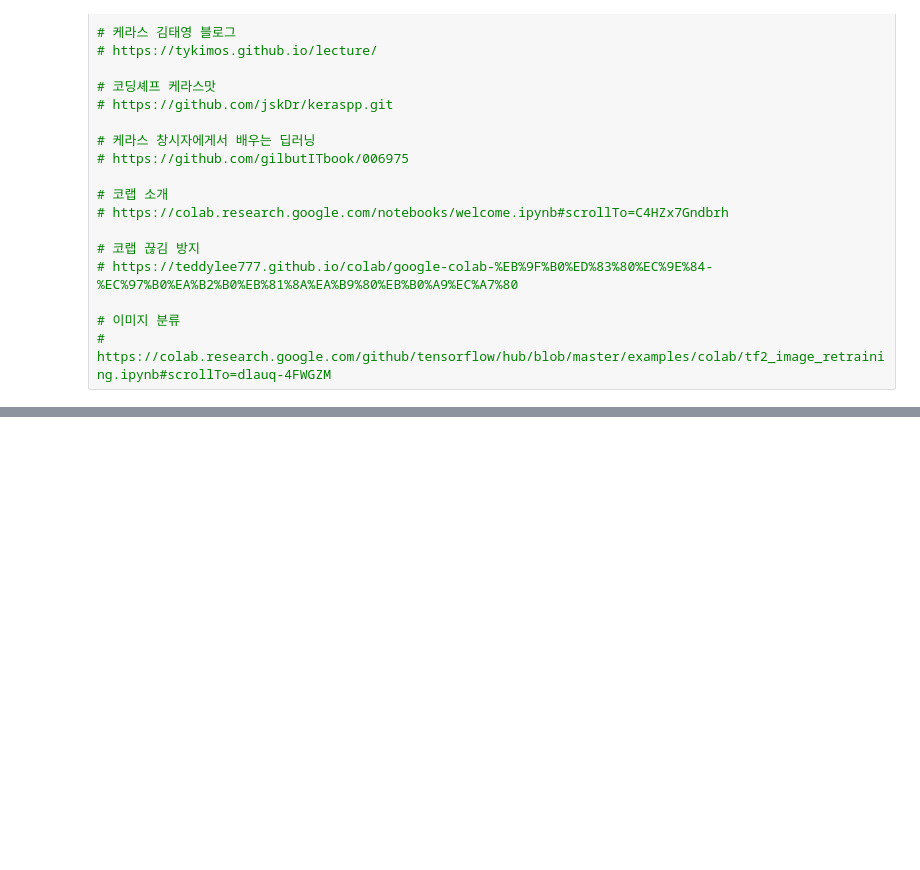
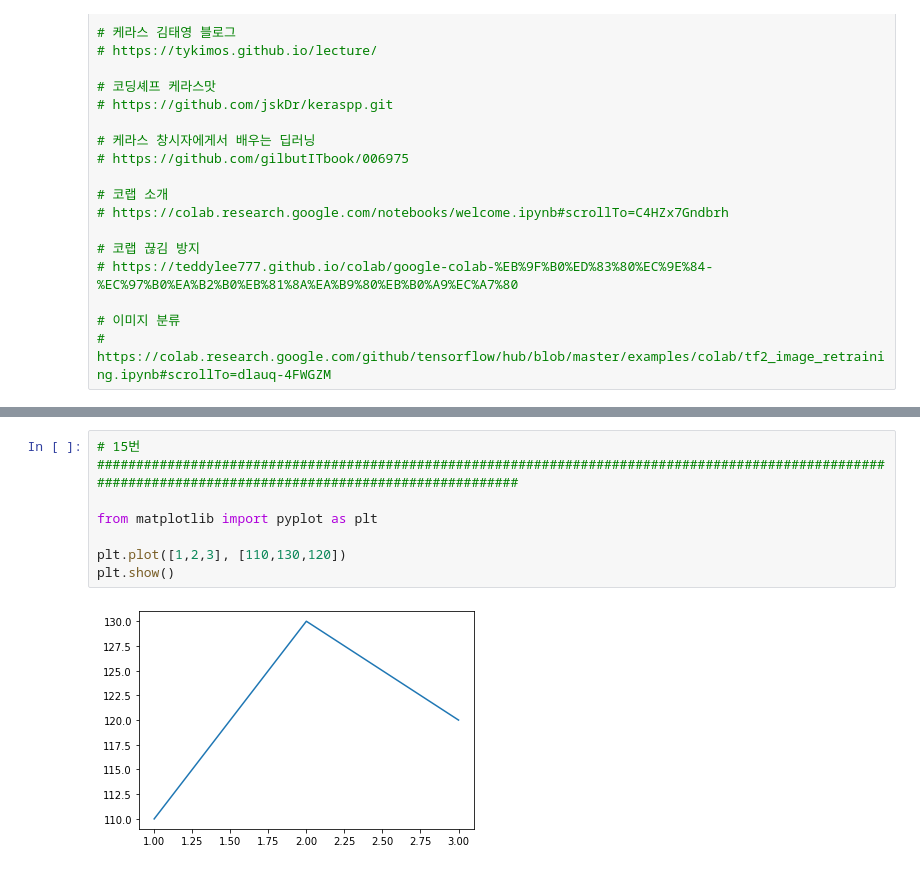
Before and after one commit to seopg/turorial, a Jupyter notebook: python_tutorial.ipynb, the cells around one changed output, grey strips where cells are left out. Saved outputs shown, nothing was run; the diff lists cells and outputs as text; blank space fills up the shorter version.

```diff
--- a/python_tutorial.ipynb
+++ b/python_tutorial.ipynb
@@ -416,0 +284,10 @@ print(f"df:{df}")
+# %%
+# 15번
+###########################################################################################################################################################
+
+from matplotlib import pyplot as plt
+
+plt.plot([1,2,3], [110,130,120])
+plt.show()
+# %% [output]
+[figure, added]
```
Also changed, not shown: parts of 35 cells of this notebook.
